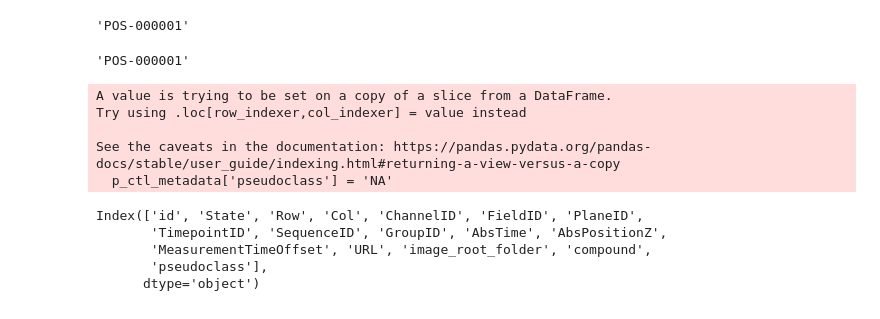
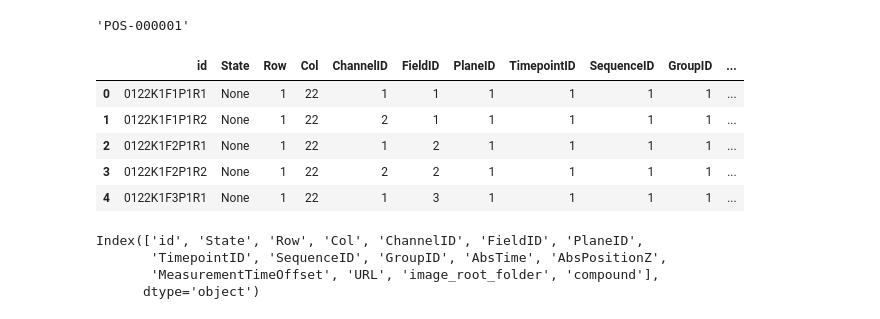
Before and after one commit to worldteacher-global/UMM-Discovery, a Jupyter notebook: Data_wrangle.ipynb, the cells around one changed output. Drawn from its saved outputs; the diff is of its cells as text; code cells hidden in the pictures.

```diff
--- a/Data_wrangle.ipynb
+++ b/Data_wrangle.ipynb
@@ -187,17 +187,15 @@ p_ctl_metadata.loc[0, 'compound']
 # %% [output]
 'POS-000001'
 # %%
+j =[]
 for i,row in p_ctl_metadata.iterrows():
-    f = p_ctl_metadata.loc[i,'compound']
-    # print(p_ctl_metadata.loc[i,'compound'])
-f
+    j.append(p_ctl_metadata.loc[i,'compound'])
-# %% [output]
-'POS-000001'
-# %%
-p_ctl_metadata['pseudoclass'] = 'NA'
-# %% [output]
-A value is trying to be set on a copy of a slice from a DataFrame.
-Try using .loc[row_indexer,col_indexer] = value instead
-
-See the caveats in the documentation: https://pandas.pydata.org/pandas-docs/stable/user_guide/indexing.html#returning-a-view-versus-a-copy
-  p_ctl_metadata['pseudoclass'] = 'NA'
+# %%
+p_ctl_metadata.head()
+# %% [output]
+|  | id | State | Row | Col | ChannelID | FieldID | PlaneID | TimepointID | SequenceID | GroupID | ... |
+| 0 | 0122K1F1P1R1 | None | 1 | 22 | 1 | 1 | 1 | 1 | 1 | 1 | ... |
+| 1 | 0122K1F1P1R2 | None | 1 | 22 | 2 | 1 | 1 | 1 | 1 | 1 | ... |
+| 2 | 0122K1F2P1R1 | None | 1 | 22 | 1 | 2 | 1 | 1 | 1 | 1 | ... |
+| 3 | 0122K1F2P1R2 | None | 1 | 22 | 2 | 2 | 1 | 1 | 1 | 1 | ... |
+| 4 | 0122K1F3P1R1 | None | 1 | 22 | 1 | 3 | 1 | 1 | 1 | 1 | ... |
@@ -206,8 +209,7 @@ p_ctl_metadata.columns
 # %% [output]
 Index(['id', 'State', 'Row', 'Col', 'ChannelID', 'FieldID', 'PlaneID',
        'TimepointID', 'SequenceID', 'GroupID', 'AbsTime', 'AbsPositionZ',
-       'MeasurementTimeOffset', 'URL', 'image_root_folder', 'compound',
-       'pseudoclass'],
+       'MeasurementTimeOffset', 'URL', 'image_root_folder', 'compound'],
       dtype='object')
 # %%
 p_ctl_metadata.to_csv('sample_data.csv')
```
Also changed, not shown: parts of 2 cells of this notebook, 3 other files.
